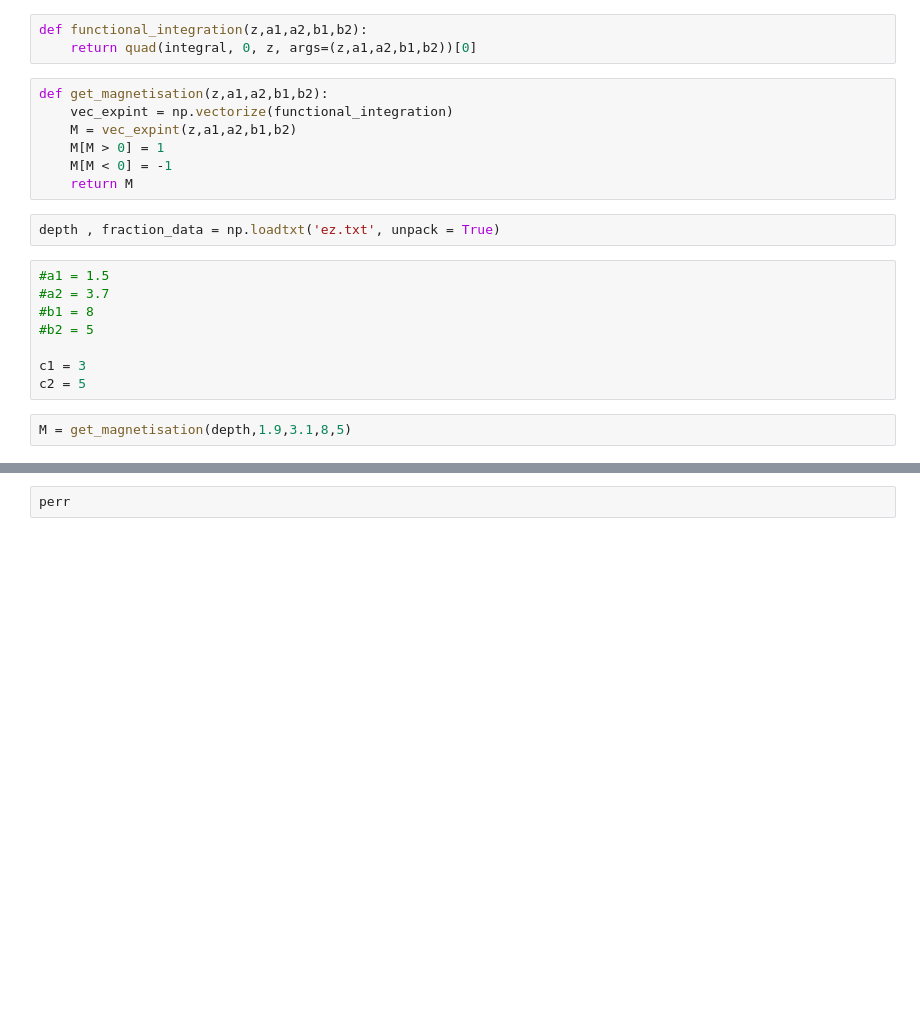
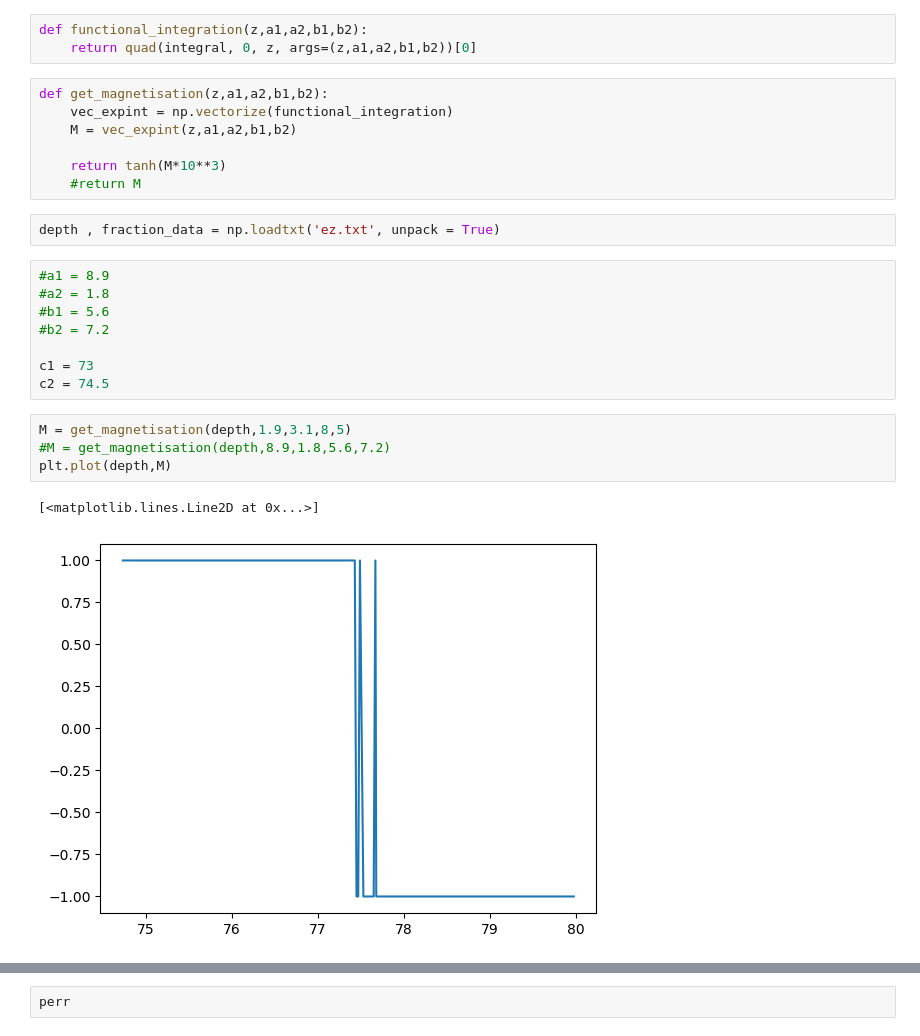
Before and after one commit to Stellaerranti/Spassov, a Jupyter notebook: spassov.ipynb, the cells around one changed output, grey strips where cells are left out. Cells and saved outputs as stored; diff of their text form; blank space fills up the shorter version.

```diff
--- a/spassov.ipynb
+++ b/spassov.ipynb
@@ -29,18 +30,23 @@ def functional_integration(z,a1,a2,b1,b2):
 def get_magnetisation(z,a1,a2,b1,b2):
     vec_expint = np.vectorize(functional_integration)
     M = vec_expint(z,a1,a2,b1,b2)
-    M[M > 0] = 1
-    M[M < 0] = -1
-    return M
+
+    return tanh(M*10**3)
+    #return M
 # %%
 depth , fraction_data = np.loadtxt('ez.txt', unpack = True)
 # %%
-#a1 = 1.5
-#a2 = 3.7
-#b1 = 8
-#b2 = 5
+#a1 = 8.9
+#a2 = 1.8
+#b1 = 5.6
+#b2 = 7.2
 
-c1 = 3
-c2 = 5
+c1 = 73
+c2 = 74.5
 # %%
 M = get_magnetisation(depth,1.9,3.1,8,5)
+#M = get_magnetisation(depth,8.9,1.8,5.6,7.2)
+plt.plot(depth,M)
+# %% [output]
+[<matplotlib.lines.Line2D at 0x...>]
+[figure, added]
```
Also changed, not shown: parts of 6 cells of this notebook, 4 other files.
